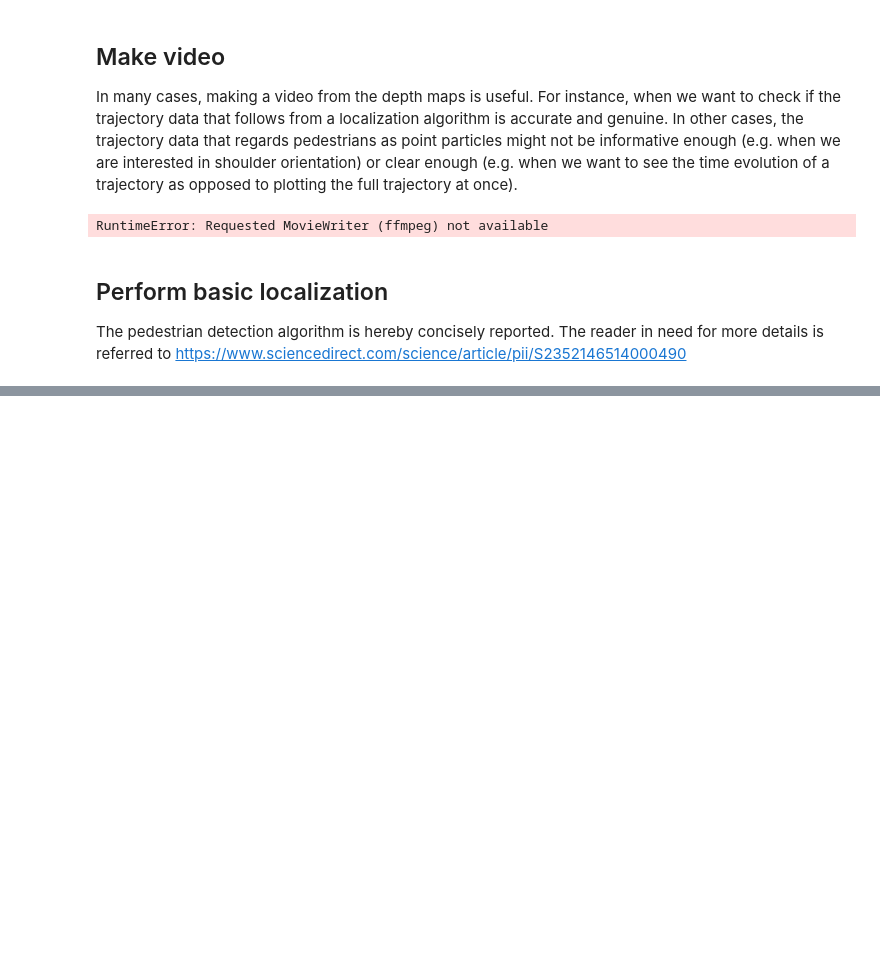
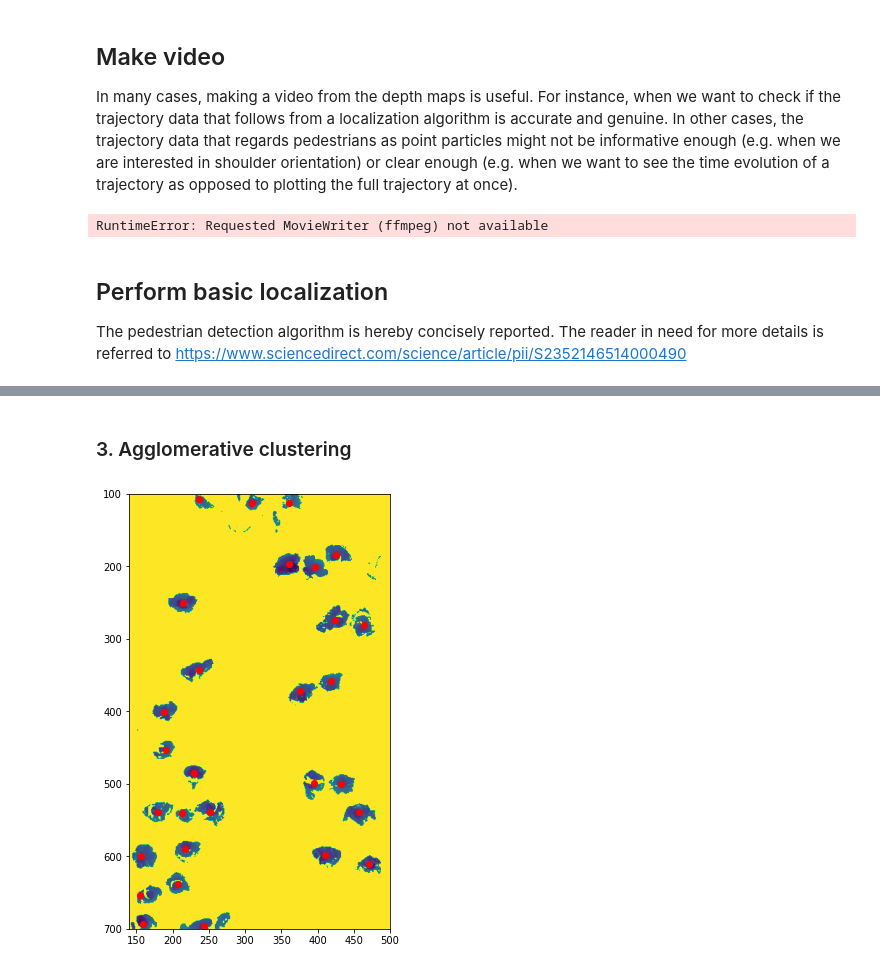
Before and after one commit to Joriswillems/depth_data_im_analysis, a Jupyter notebook: localization.ipynb, the cells around one changed output, grey strips where cells are left out. Cells and saved outputs as stored; diff of their text form; code cells hidden in the pictures; blank space fills up the shorter version.

```diff
--- a/localization.ipynb
+++ b/localization.ipynb
@@ -168,0 +148,36 @@ plt.show()
+# %% [markdown]
+### 3. Agglomerative clustering
+# %%
+from scipy.cluster.hierarchy import fclusterdata
+
+def agglomerative_clustering(x, y, z, body_size=150):
+
+    # keep only samples that are not background (i.e. height higher than threshold 60)
+    x_no_background = x[z > 60]
+    y_no_background = y[z > 60]
+    z_no_background = z[z > 60]
+
+    # stack together x and y coordinates of these samples
+    sampled_points = np.vstack([x_no_background, y_no_background]).T
+
+    # compute clusters by agglomerative clustering algorithm
+    clusters = fclusterdata(sampled_points, body_size, criterion='distance', method='ward')
+
+    # we convert to a pandas dataframe to compute mean position of each cluster
+    # this dataframe will also be used for head identification
+    return pd.DataFrame({'cid':clusters, 'x':x_no_background, 'y':y_no_background, 'z':z_no_background})
+
+# compute clusters of centroids
+cluster_df = agglomerative_clustering(xs,ys,zs, body_size=150)
+
+# compute mean position of each cluster
+positions = cluster_df.groupby('cid').mean().values.T
+
+# plot
+plt.figure(figsize=(10, 8))
+plt.imshow(single_depth_map)
+plt.xlim([140, 500]); plt.ylim([700, 100])
+plt.scatter(positions[0], positions[1], color='red')
+plt.show()
+# %% [output]
+[figure, added]
```
Also changed, not shown: parts of 18 cells of this notebook.
